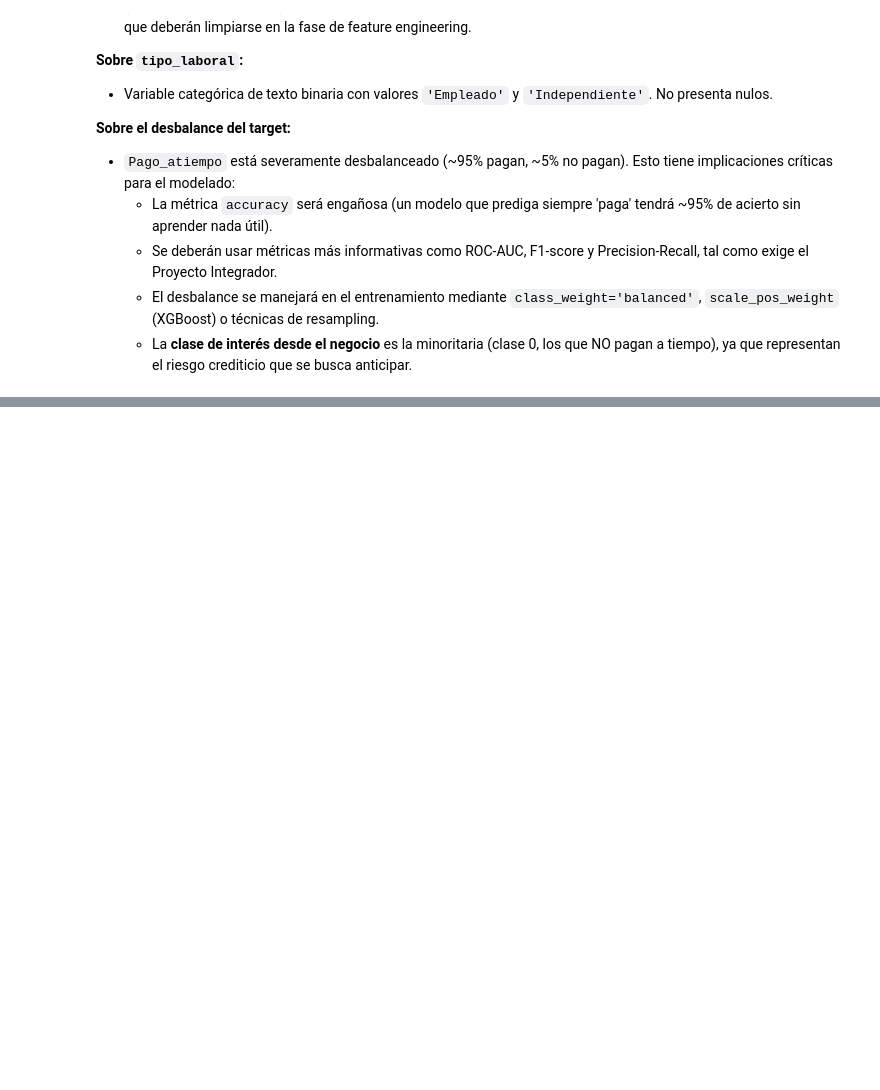
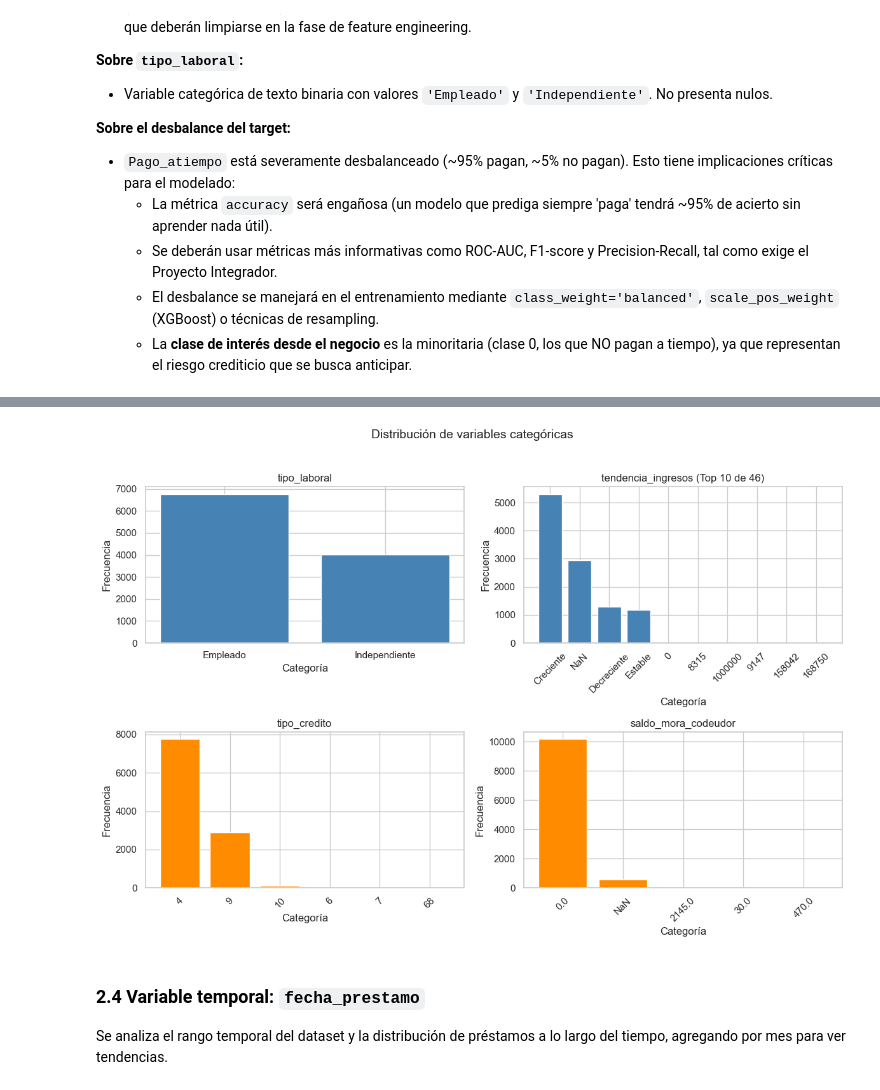
Before and after one commit to cfgarciac/pim5-riesgo-crediticio, a Jupyter notebook: mlops_pipeline/src/comprension_eda.ipynb, the cells around one changed output, grey strips where cells are left out. Saved outputs shown, nothing was run; the diff lists cells and outputs as text; code cells hidden in the pictures; blank space fills up the shorter version.

```diff
--- a/mlops_pipeline/src/comprension_eda.ipynb
+++ b/mlops_pipeline/src/comprension_eda.ipynb
@@ -417,0 +548,48 @@ Tras la exploración inicial, se identifican los siguientes puntos de atención
+# %%
+variables_categoricas = (
+    clasificacion['categorica_texto'] +
+    clasificacion['categorica_codificada']
+)
+n_vars = len(variables_categoricas)
+n_cols = 2
+n_filas = int(np.ceil(n_vars / n_cols))
+
+fig, axes = plt.subplots(n_filas, n_cols, figsize=(n_cols * 6, n_filas * 4))
+axes = axes.flatten() if hasattr(axes, 'flatten') else [axes]
+
+TOP_N = 10  # Para variables de alta cardinalidad
+
+for i, var in enumerate(variables_categoricas):
+    conteos = df[var].value_counts(dropna=False)
+    es_truncado = False
+    if len(conteos) > TOP_N:
+        conteos = conteos.head(TOP_N)
+        es_truncado = True
+
+    # Convertir índice (puede tener NaN) a string para graficar
+    etiquetas = [str(x) if pd.notna(x) else 'NaN' for x in conteos.index]
+
+    color = 'darkorange' if var in clasificacion['categorica_codificada'] else 'steelblue'
+    axes[i].bar(etiquetas, conteos.values, color=color, edgecolor='white')
+    titulo = f'{var}'
+    if es_truncado:
+        titulo += f' (Top {TOP_N} de {df[var].nunique()})'
+    axes[i].set_title(titulo)
+    axes[i].set_xlabel('Categoría')
+    axes[i].set_ylabel('Frecuencia')
+    if len(etiquetas) > 4:
+        axes[i].tick_params(axis='x', rotation=45)
+
+# Limpiar ejes sobrantes
+for i in range(n_vars, len(axes)):
+    axes[i].axis('off')
+
+plt.suptitle('Distribución de variables categóricas', fontsize=14, y=1.02)
+plt.tight_layout()
+plt.show()
+# %% [output]
+[figure, added]
+# %% [markdown]
+### 2.4 Variable temporal: `fecha_prestamo`
+
+Se analiza el rango temporal del dataset y la distribución de préstamos a lo largo del tiempo, agregando por mes para ver tendencias.
```
Also changed, not shown: parts of 15 cells of this notebook.
